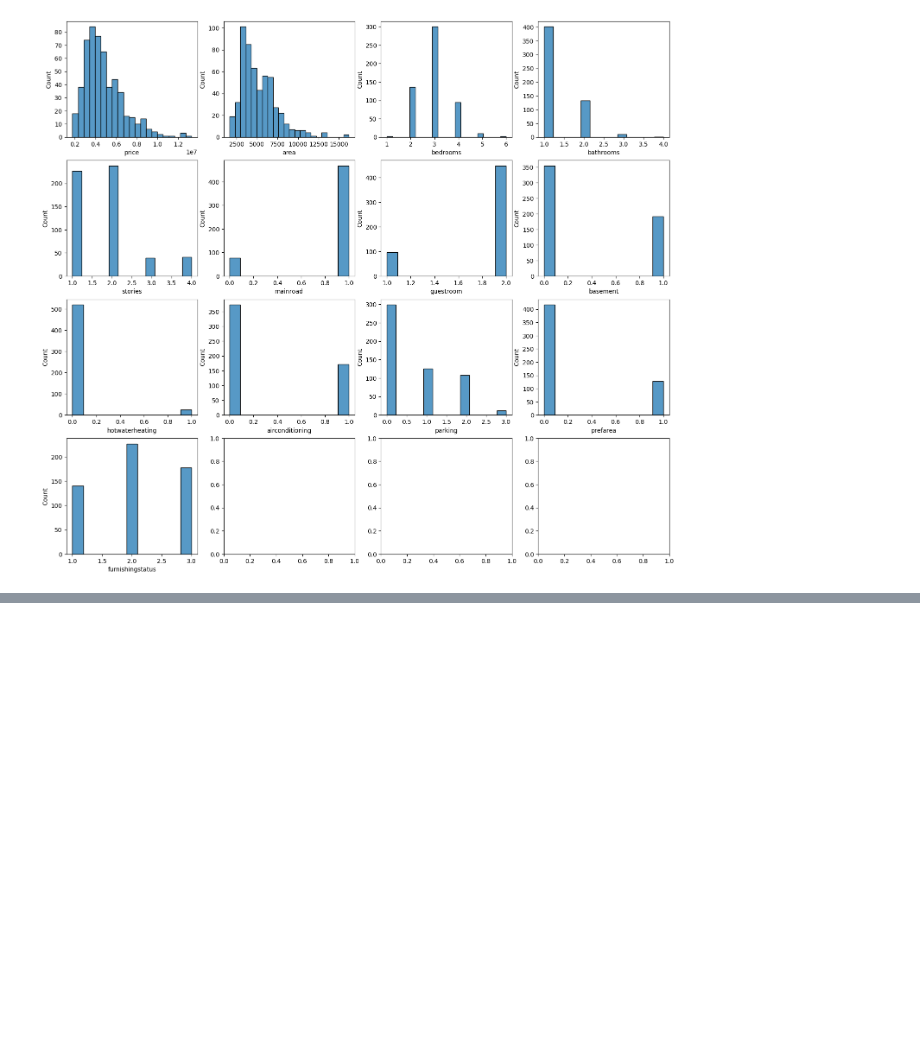
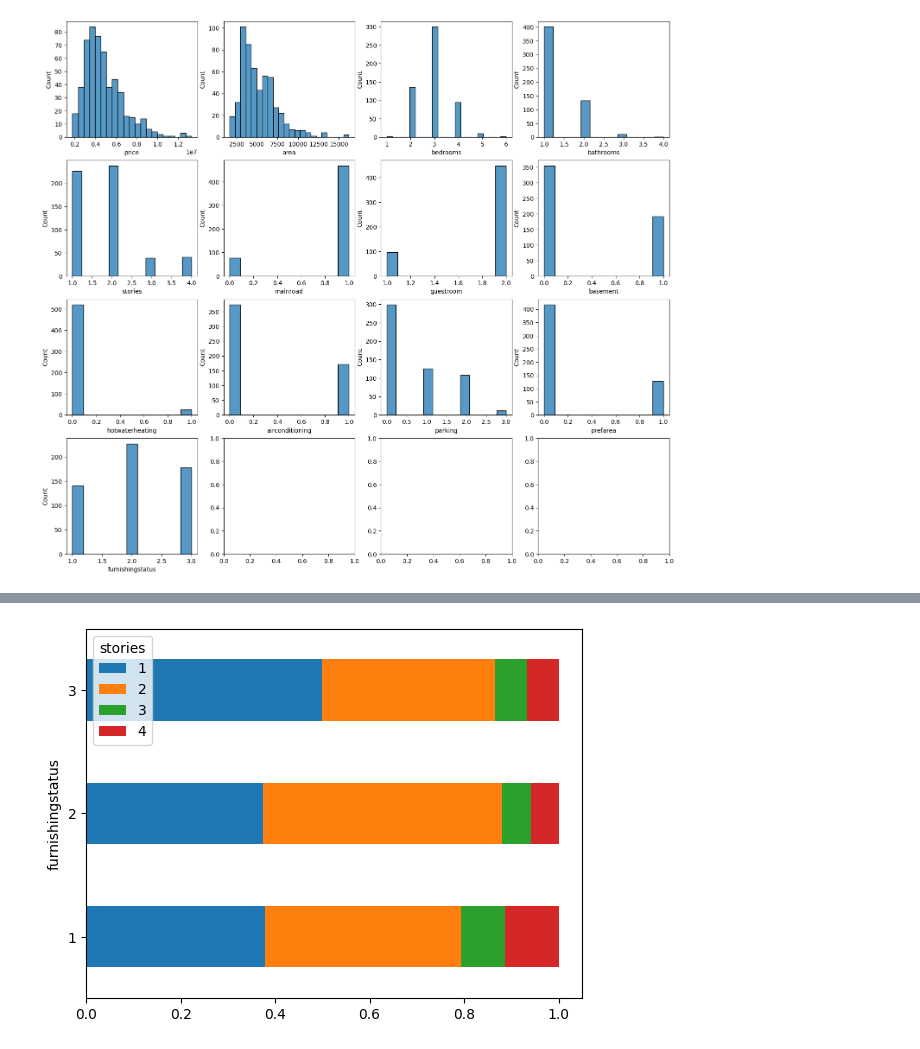
Before and after one commit to c-delvalle-r/ebac, a Jupyter notebook: Python/Modulo27/Modulo27_IntroRegresion.ipynb, the cells around one changed output, grey strips where cells are left out. Cells and saved outputs as stored; diff of their text form; code cells hidden in the pictures; blank space fills up the shorter version.

```diff
--- a/Python/Modulo27/Modulo27_IntroRegresion.ipynb
+++ b/Python/Modulo27/Modulo27_IntroRegresion.ipynb
@@ -176,0 +232,5 @@ for i, column in enumerate(columns):
+# %%
+# Se puede hacer un análisis bivariado gráfico utilizando crosstab
+ct = pd.crosstab(df['furnishingstatus'], df['stories'], normalize='index').plot.barh(stacked=True)
+# %% [output]
+[figure, added]
```
Also changed, not shown: parts of 11 cells of this notebook.
